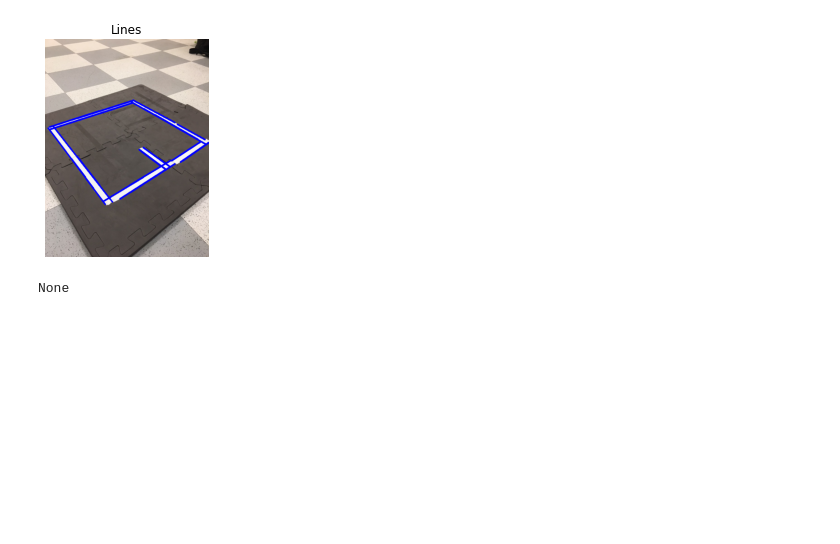
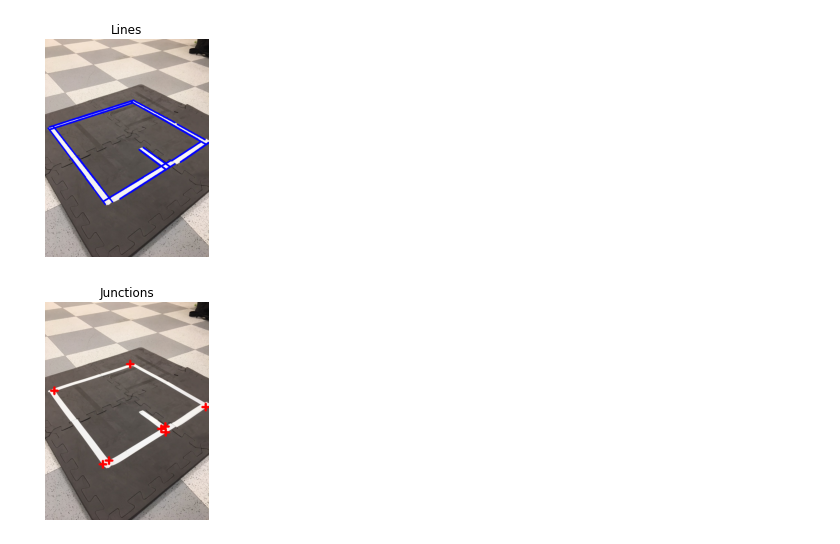
Before and after one commit to Oazubuko/Maze-Traversal-TEAM-1-, a Jupyter notebook: computer-vision/line-detection.ipynb, the cells around one changed output. Saved outputs shown, nothing was run; the diff lists cells and outputs as text; code cells hidden in the pictures; blank space fills up the shorter version.

Commit message:
Added line segment intersection plotting

```diff
--- a/computer-vision/line-detection.ipynb
+++ b/computer-vision/line-detection.ipynb
@@ -80,38 +80,48 @@ plot_image(draw_lines(img, lines), 'Lines')
 # %% [output]
 [figure]
 # %%
+import itertools
+
 EPSILON = 1e-10
 
 def intersection_between(line1: Line, line2: Line) -> Optional[Point]:
     '''
     Find the point of intersection between 2 line segments, if it exists
 
     For a visual guide of this algorithm, see: https://stackoverflow.com/a/565282
     '''
     l1_dx = line1.x2 - line1.x1
     l1_dy = line1.y2 - line1.y1
     l2_dx = line2.x2 - line2.x1
     l2_dy = line2.y2 - line2.y1
 
     # Det([l1_dx, l2_dx; l1_dy, l2_dy])
     determinant = (l1_dx * l2_dy - l2_dx * l1_dy)
 
     # Parallel line segments (with zero determinant) have no intersections
     if abs(determinant) < EPSILON:
         return None
 
     # s = distance to the intersection point from the start of line2 as a fraction of segment length
     # t = distance to the intersection point from the start of line1 as a fraction of segment length
     s = (-l1_dy * (line1.x1 - line2.x1) + l1_dx * (line1.y1 - line2.y1)) / determinant
     t = ( l2_dx * (line1.y1 - line2.y1) - l2_dy * (line1.x1 - line2.x1)) / determinant
 
     if 0 <= s <= 1 and 0 <= t <= 1:
         return Point(
             int(line1.x1 + (t * l1_dx)),
             int(line1.y1 + (t * l1_dy)))
 
     return None
 
-print(intersection_between(Line(0, 0, 5, 5), Line(0, 5, -1, 0)))
+# Find intersections between all pairs of line segments
+copy = img.copy()
+intersections = []
+for line1, line2 in itertools.combinations(lines, 2):
+    # It's walrus time
+    if intersection := intersection_between(line1, line2):
+        intersections.append(intersection)
+        cv2.drawMarker(copy, intersection, (0, 0, 255), thickness=5)
+plot_image(copy, 'Junctions')
 # %% [output]
-None
+[figure, added]
```
Also changed, not shown: parts of 1 cell of this notebook.
